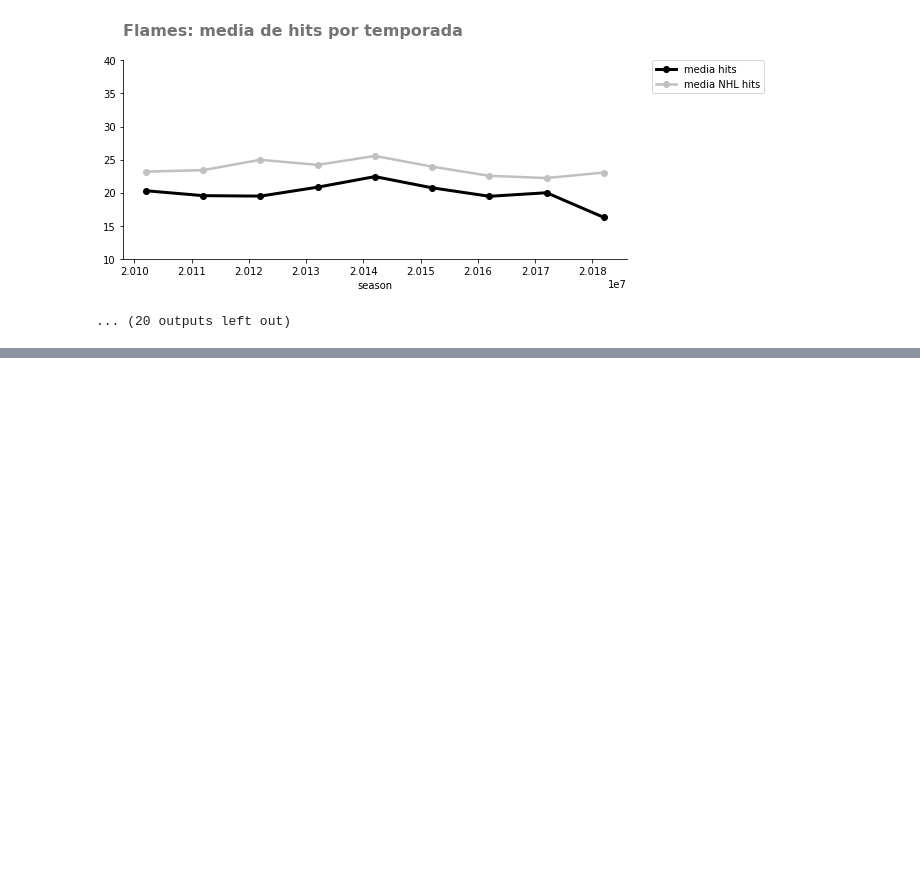
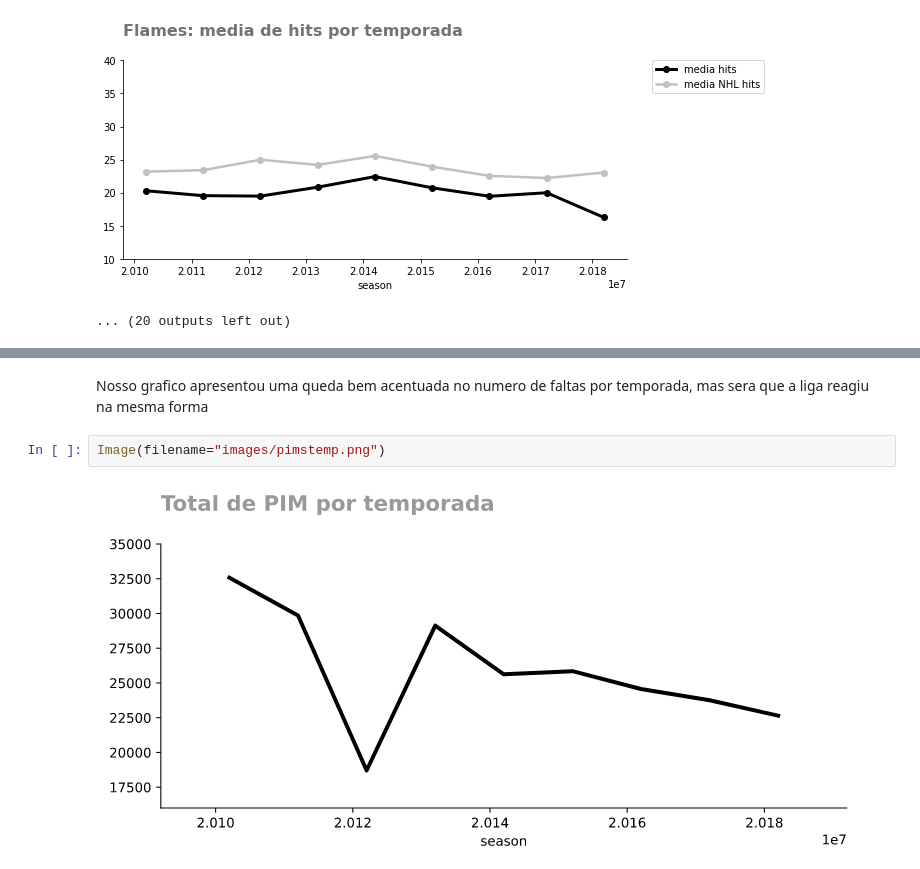
Before and after one commit to DanOakStats/NHL, a Jupyter notebook: eda_data_codeless.ipynb, the cells around one changed output, grey strips where cells are left out. Saved outputs shown, nothing was run; the diff lists cells and outputs as text; blank space fills up the shorter version.

```diff
--- a/eda_data_codeless.ipynb
+++ b/eda_data_codeless.ipynb
@@ -509,0 +442,6 @@ plt.tight_layout()
+# %% [markdown]
+Nosso grafico apresentou uma queda bem acentuada no numero de faltas por temporada, mas sera que a liga reagiu na mesma forma
+# %%
+Image(filename="images/pimstemp.png")
+# %% [output]
+[figure, added]
```
Also changed, not shown: parts of 20 cells of this notebook.
